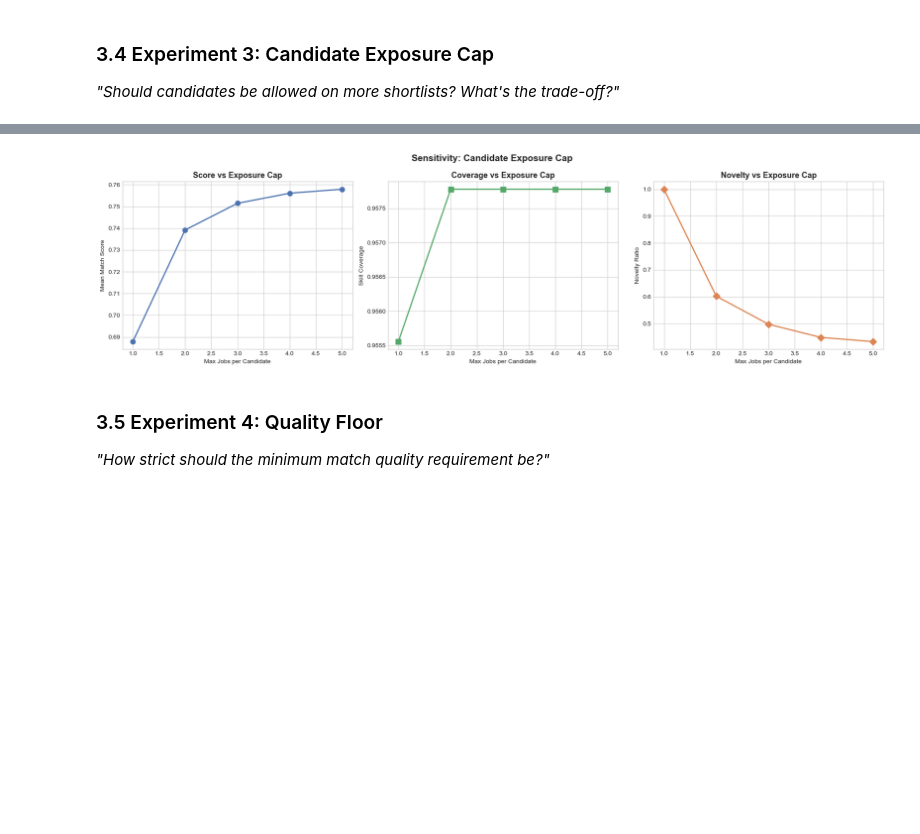
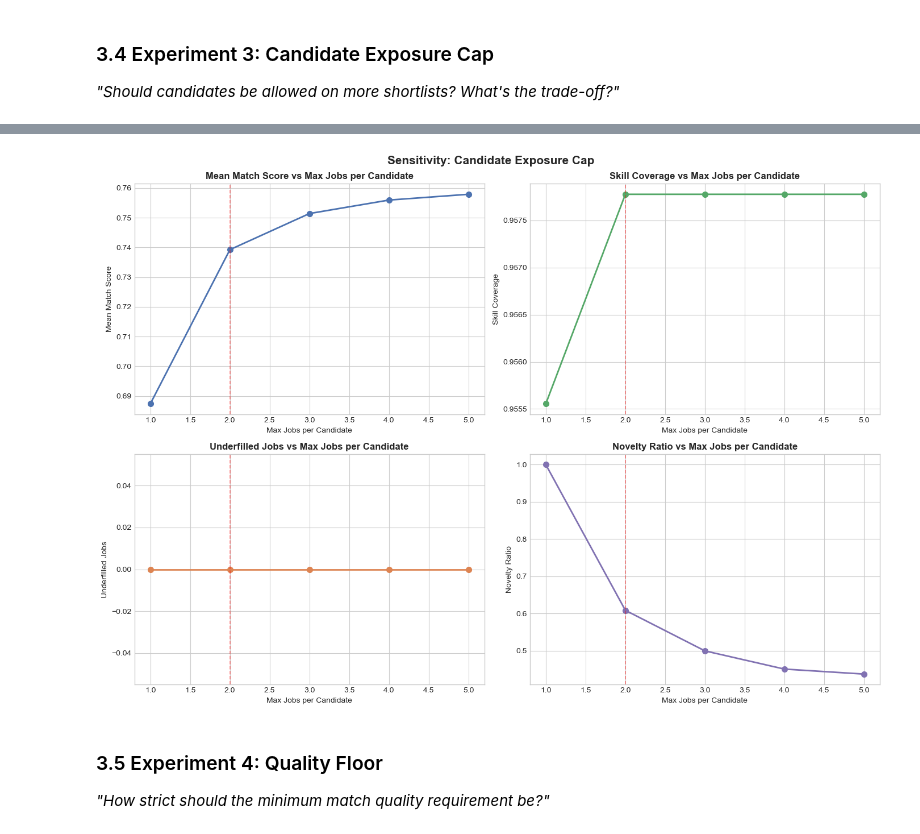
Before and after one commit to Saltykub/BC2411-Project, a Jupyter notebook: 03_Sensitivity_Analysis.ipynb, the cells around one changed output, grey strips where cells are left out. Drawn from its saved outputs; the diff is of its cells as text; code cells hidden in the pictures; blank space fills up the shorter version.

```diff
--- a/03_Sensitivity_Analysis.ipynb
+++ b/03_Sensitivity_Analysis.ipynb
@@ -372,23 +378,14 @@ Sweeping exposure cap …
 # %%
-fig, axes = plt.subplots(1, 3, figsize=(18, 5))
-
-axes[0].plot(exp_df["max_exposure"], exp_df["mean_score"], "o-", color="#4C72B0", linewidth=2, markersize=8)
-axes[0].set_xlabel("Max Jobs per Candidate"); axes[0].set_ylabel("Mean Match Score")
-axes[0].set_title("Score vs Exposure Cap", fontsize=13, fontweight="bold")
-
-axes[1].plot(exp_df["max_exposure"], exp_df["mean_coverage"], "s-", color="#55A868", linewidth=2, markersize=8)
-axes[1].set_xlabel("Max Jobs per Candidate"); axes[1].set_ylabel("Skill Coverage")
-axes[1].set_title("Coverage vs Exposure Cap", fontsize=13, fontweight="bold")
-
-axes[2].plot(exp_df["max_exposure"], exp_df["novelty"], "D-", color="#DD8452", linewidth=2, markersize=8)
-axes[2].set_xlabel("Max Jobs per Candidate"); axes[2].set_ylabel("Novelty Ratio")
-axes[2].set_title("Novelty vs Exposure Cap", fontsize=13, fontweight="bold")
-
-fig.suptitle("Sensitivity: Candidate Exposure Cap", fontsize=15, fontweight="bold")
-fig.tight_layout()
-plt.savefig(OUT_DIR / "03_sensitivity_exposure.png", dpi=150, bbox_inches="tight"); plt.show()
+plot_sensitivity_2x2(
+    exp_df,
+    param="max_exposure",
+    xlabel="Max Jobs per Candidate",
+    base_value=2,
+    title="Sensitivity: Candidate Exposure Cap",
+    save_name="03_sensitivity_exposure.png",
+)
 # %% [output]
-[figure, old version]
+[figure, new version]
 # %% [markdown]
 ### 3.5 Experiment 4: Quality Floor
 
```
Also changed, not shown: parts of 16 cells of this notebook, 26 other files.
